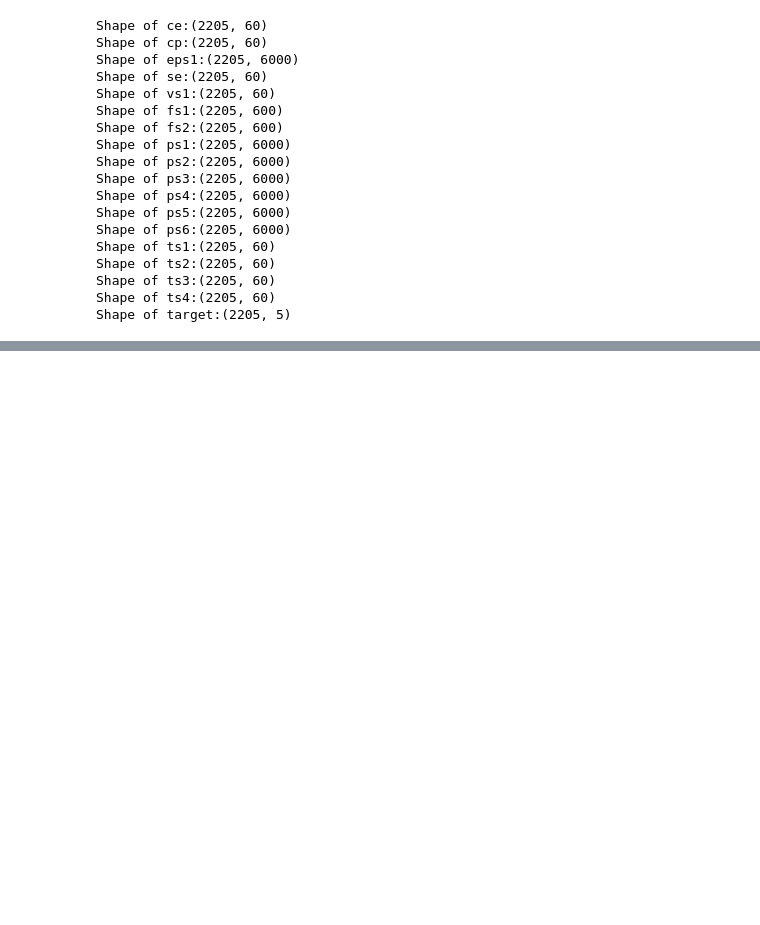
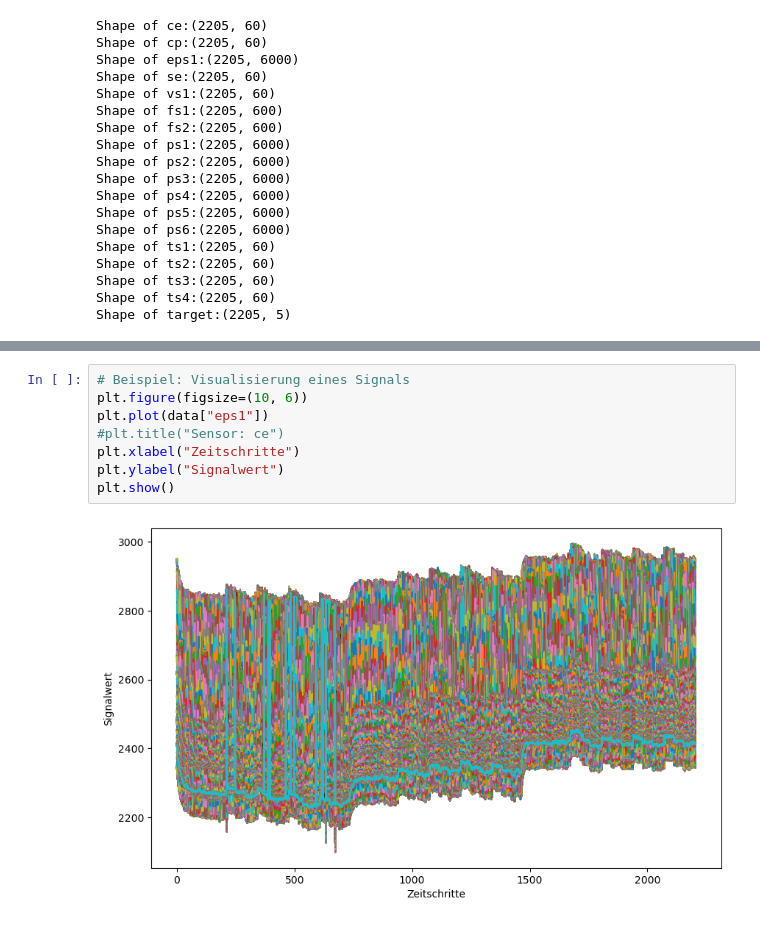
Before and after one commit to danielsaiger1/uni_projects, a Jupyter notebook: python_advanced/final_project/final_project.ipynb, the cells around one changed output, grey strips where cells are left out. Cells and saved outputs as stored; diff of their text form; blank space fills up the shorter version.

```diff
--- a/python_advanced/final_project/final_project.ipynb
+++ b/python_advanced/final_project/final_project.ipynb
@@ -49,0 +79,10 @@ Shape of target:(2205, 5)
+# %%
+# Beispiel: Visualisierung eines Signals
+plt.figure(figsize=(10, 6))
+plt.plot(data["eps1"])
+#plt.title("Sensor: ce")
+plt.xlabel("Zeitschritte")
+plt.ylabel("Signalwert")
+plt.show()
+# %% [output]
+[figure, added]
```
Also changed, not shown: parts of 5 cells of this notebook.
